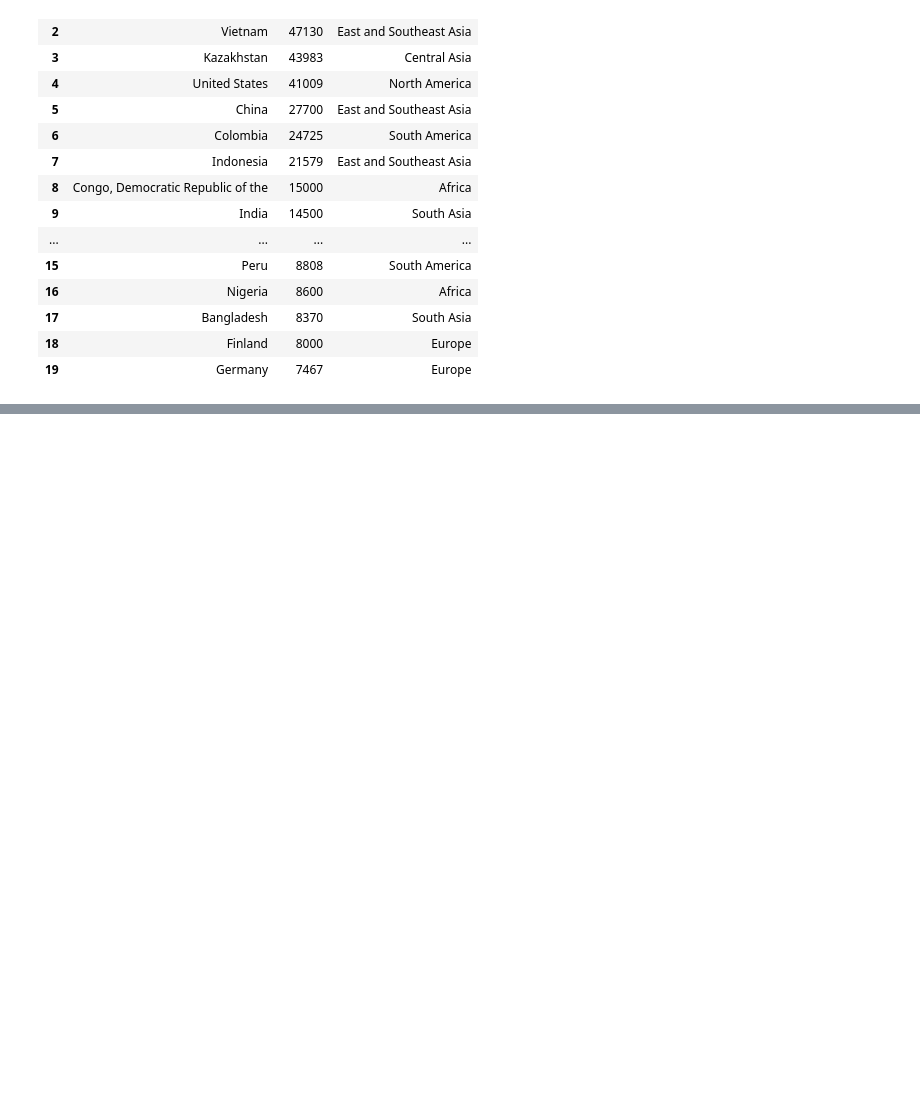
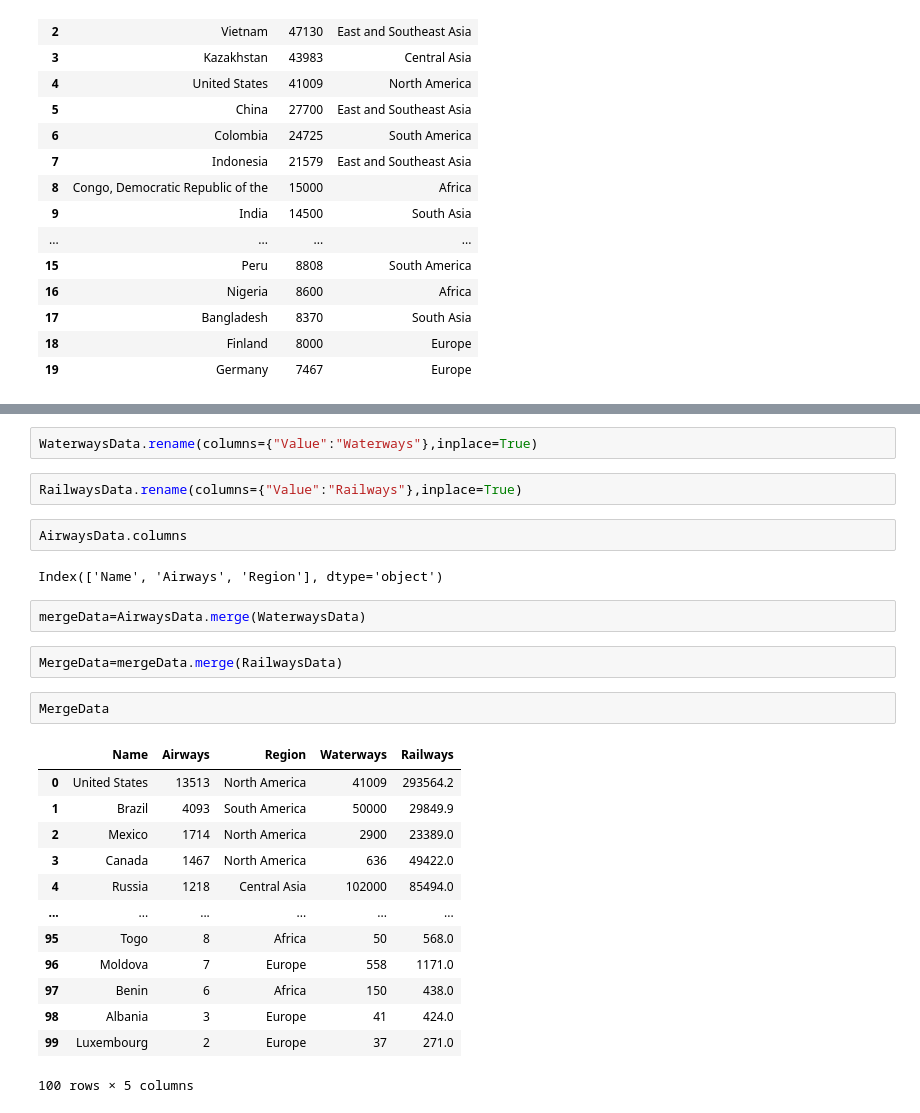
Before and after one commit to 542CompThink/Deliverable1, a Jupyter notebook: 542 Deliverable Notebook.ipynb, the cells around one changed output, grey strips where cells are left out. Drawn from its saved outputs; the diff is of its cells as text; blank space fills up the shorter version.

```diff
--- a/542 Deliverable Notebook.ipynb
+++ b/542 Deliverable Notebook.ipynb
@@ -444,0 +495,28 @@ WaterwaysData.head(20)
+# %%
+WaterwaysData.rename(columns={"Value":"Waterways"},inplace=True)
+# %%
+RailwaysData.rename(columns={"Value":"Railways"},inplace=True)
+# %%
+AirwaysData.columns
+# %% [output]
+Index(['Name', 'Airways', 'Region'], dtype='object')
+# %%
+mergeData=AirwaysData.merge(WaterwaysData)
+# %%
+MergeData=mergeData.merge(RailwaysData)
+# %%
+MergeData
+# %% [output]
+|  | Name | Airways | Region | Waterways | Railways |
+| 0 | United States | 13513 | North America | 41009 | 293564.2 |
+| 1 | Brazil | 4093 | South America | 50000 | 29849.9 |
+| 2 | Mexico | 1714 | North America | 2900 | 23389.0 |
+| 3 | Canada | 1467 | North America | 636 | 49422.0 |
+| 4 | Russia | 1218 | Central Asia | 102000 | 85494.0 |
+| ... | ... | ... | ... | ... | ... |
+| 95 | Togo | 8 | Africa | 50 | 568.0 |
+| 96 | Moldova | 7 | Europe | 558 | 1171.0 |
+| 97 | Benin | 6 | Africa | 150 | 438.0 |
+| 98 | Albania | 3 | Europe | 41 | 424.0 |
+| 99 | Luxembourg | 2 | Europe | 37 | 271.0 |
+100 rows × 5 columns
```
Also changed, not shown: parts of 7 cells of this notebook.
